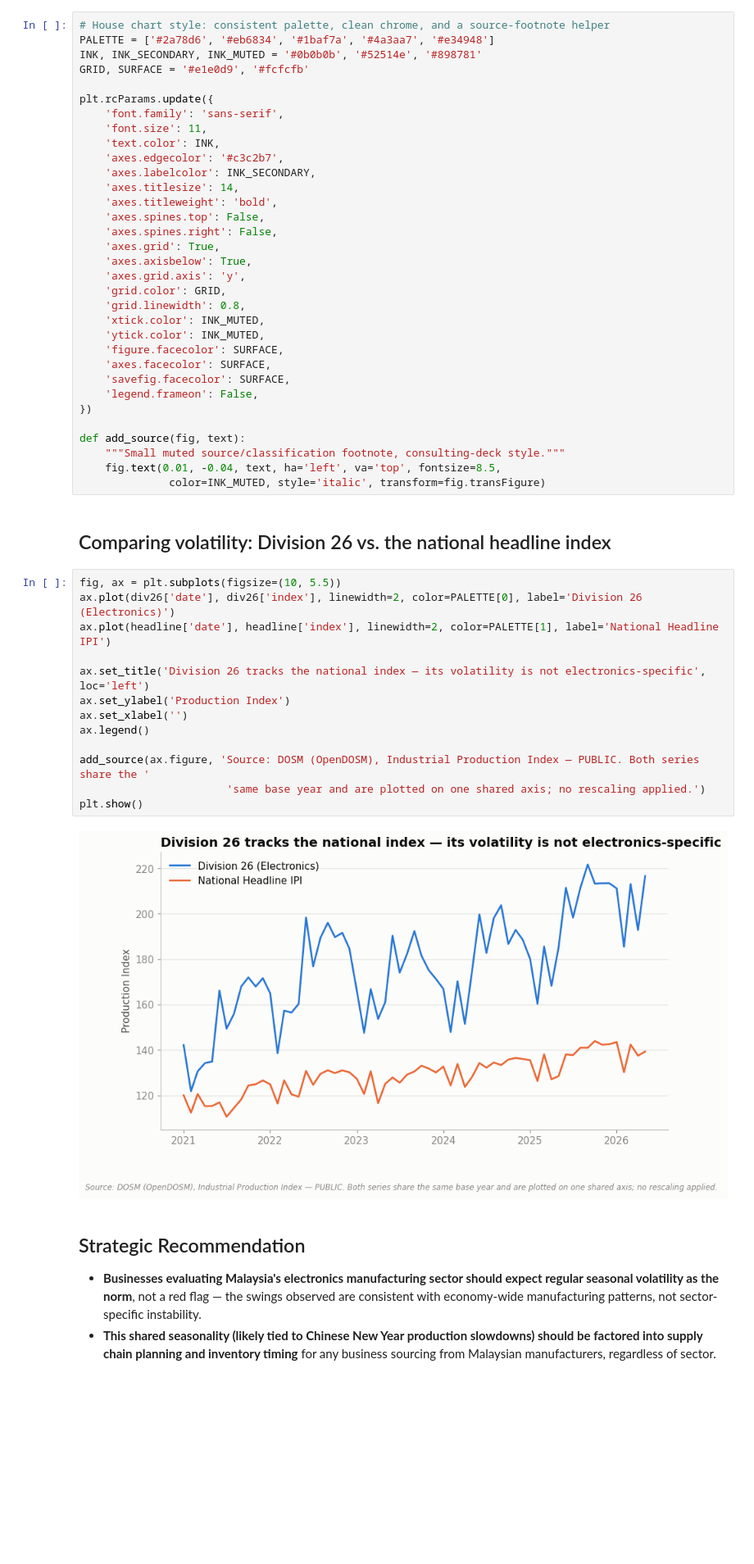
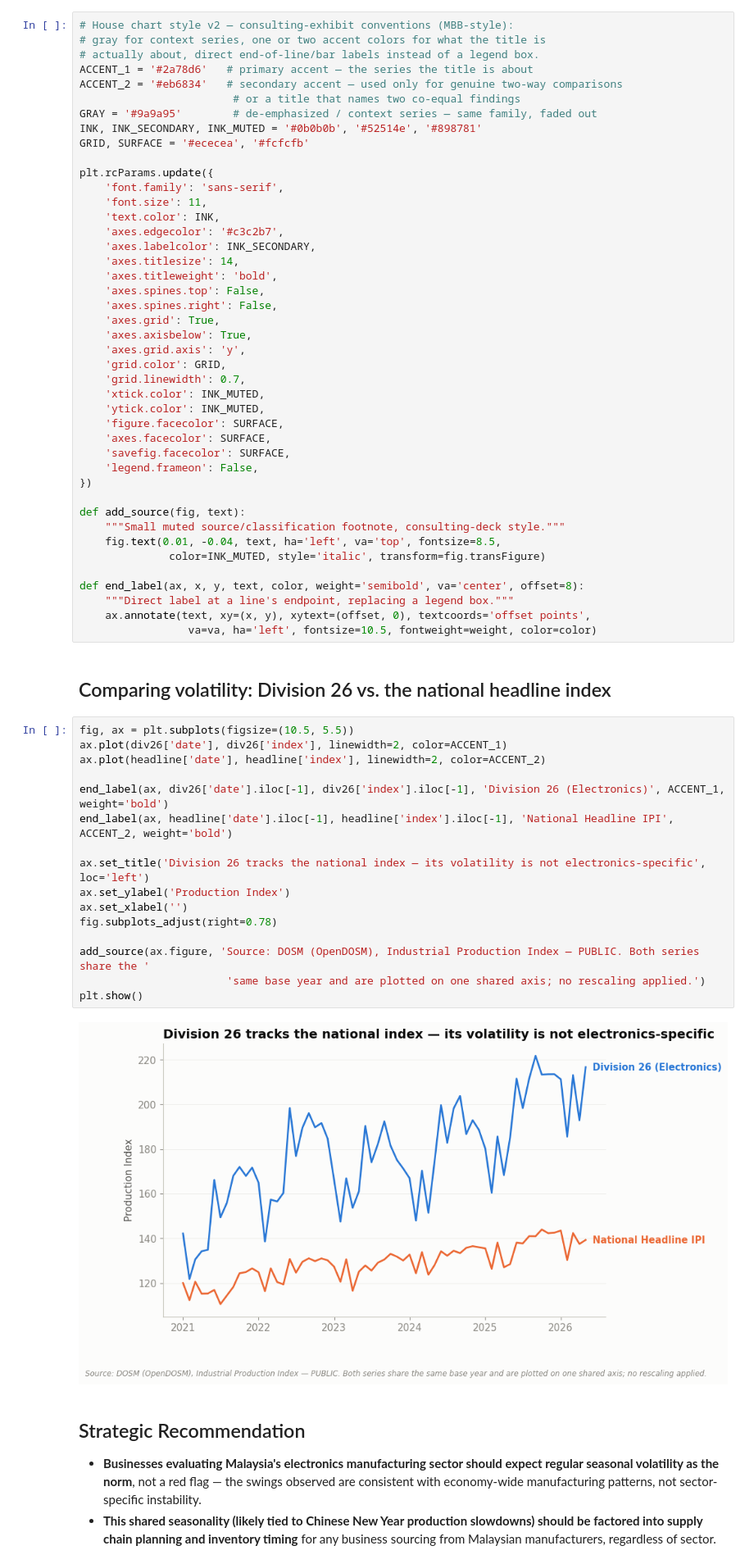
Before and after one commit to ooi-darren/malaysia-semiconductor-shortage-impact, a Jupyter notebook: notebooks/02-electronics-vs-economywide-manufacturing-volatility.ipynb, the cells around one changed output. Shown at 82% size. Drawn from its saved outputs; the diff is of its cells as text; blank space fills up the shorter version.

```diff
--- a/notebooks/02-electronics-vs-economywide-manufacturing-volatility.ipynb
+++ b/notebooks/02-electronics-vs-economywide-manufacturing-volatility.ipynb
@@ -40,10 +40,15 @@ print(div26.shape, headline.shape)
 # %% [output]
 (65, 4) (65, 4)
 # %%
-# House chart style: consistent palette, clean chrome, and a source-footnote helper
-PALETTE = ['#2a78d6', '#eb6834', '#1baf7a', '#4a3aa7', '#e34948']
+# House chart style v2 — consulting-exhibit conventions (MBB-style):
+# gray for context series, one or two accent colors for what the title is
+# actually about, direct end-of-line/bar labels instead of a legend box.
+ACCENT_1 = '#2a78d6'   # primary accent — the series the title is about
+ACCENT_2 = '#eb6834'   # secondary accent — used only for genuine two-way comparisons
+                        # or a title that names two co-equal findings
+GRAY = '#9a9a95'        # de-emphasized / context series — same family, faded out
 INK, INK_SECONDARY, INK_MUTED = '#0b0b0b', '#52514e', '#898781'
-GRID, SURFACE = '#e1e0d9', '#fcfcfb'
+GRID, SURFACE = '#ececea', '#fcfcfb'
 
 plt.rcParams.update({
     'font.family': 'sans-serif',
@@ -59,7 +64,7 @@ plt.rcParams.update({
     'axes.axisbelow': True,
     'axes.grid.axis': 'y',
     'grid.color': GRID,
-    'grid.linewidth': 0.8,
+    'grid.linewidth': 0.7,
     'xtick.color': INK_MUTED,
     'ytick.color': INK_MUTED,
     'figure.facecolor': SURFACE,
@@ -72,23 +77,31 @@ def add_source(fig, text):
     """Small muted source/classification footnote, consulting-deck style."""
     fig.text(0.01, -0.04, text, ha='left', va='top', fontsize=8.5,
               color=INK_MUTED, style='italic', transform=fig.transFigure)
+
+def end_label(ax, x, y, text, color, weight='semibold', va='center', offset=8):
+    """Direct label at a line's endpoint, replacing a legend box."""
+    ax.annotate(text, xy=(x, y), xytext=(offset, 0), textcoords='offset points',
+                 va=va, ha='left', fontsize=10.5, fontweight=weight, color=color)
 # %% [markdown]
 ## Comparing volatility: Division 26 vs. the national headline index
 # %%
-fig, ax = plt.subplots(figsize=(10, 5.5))
-ax.plot(div26['date'], div26['index'], linewidth=2, color=PALETTE[0], label='Division 26 (Electronics)')
-ax.plot(headline['date'], headline['index'], linewidth=2, color=PALETTE[1], label='National Headline IPI')
+fig, ax = plt.subplots(figsize=(10.5, 5.5))
+ax.plot(div26['date'], div26['index'], linewidth=2, color=ACCENT_1)
+ax.plot(headline['date'], headline['index'], linewidth=2, color=ACCENT_2)
+
+end_label(ax, div26['date'].iloc[-1], div26['index'].iloc[-1], 'Division 26 (Electronics)', ACCENT_1, weight='bold')
+end_label(ax, headline['date'].iloc[-1], headline['index'].iloc[-1], 'National Headline IPI', ACCENT_2, weight='bold')
 
 ax.set_title('Division 26 tracks the national index — its volatility is not electronics-specific', loc='left')
 ax.set_ylabel('Production Index')
 ax.set_xlabel('')
-ax.legend()
+fig.subplots_adjust(right=0.78)
 
 add_source(ax.figure, 'Source: DOSM (OpenDOSM), Industrial Production Index — PUBLIC. Both series share the '
                        'same base year and are plotted on one shared axis; no rescaling applied.')
 plt.show()
 # %% [output]
-[figure, old version]
+[figure, new version]
 # %% [markdown]
 ## Strategic Recommendation
 
```
Also changed, not shown: 1 other file.
